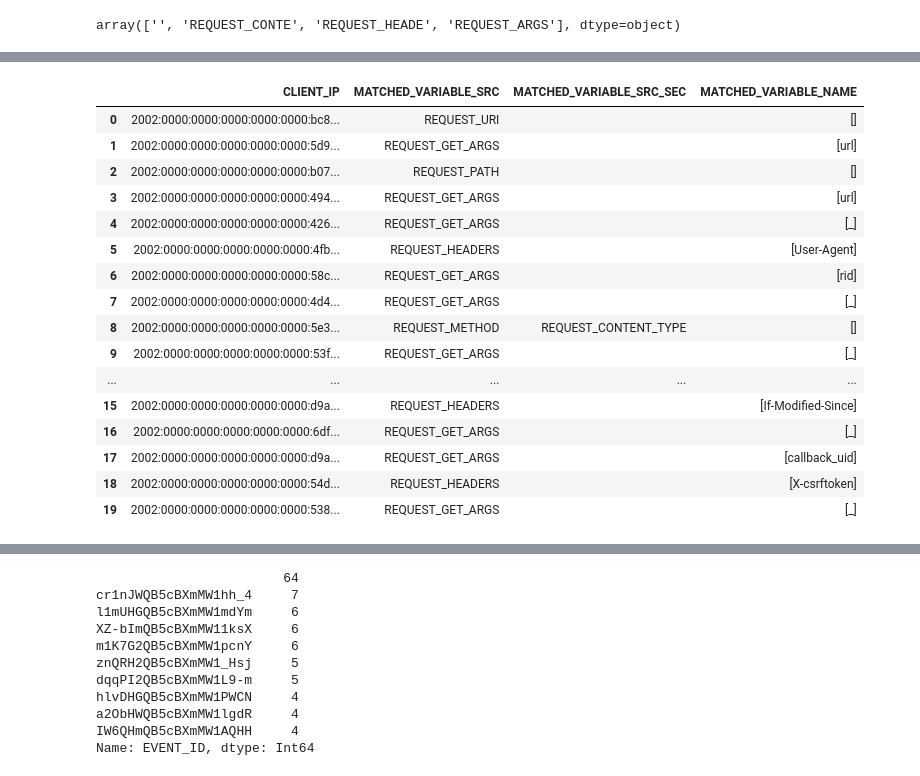
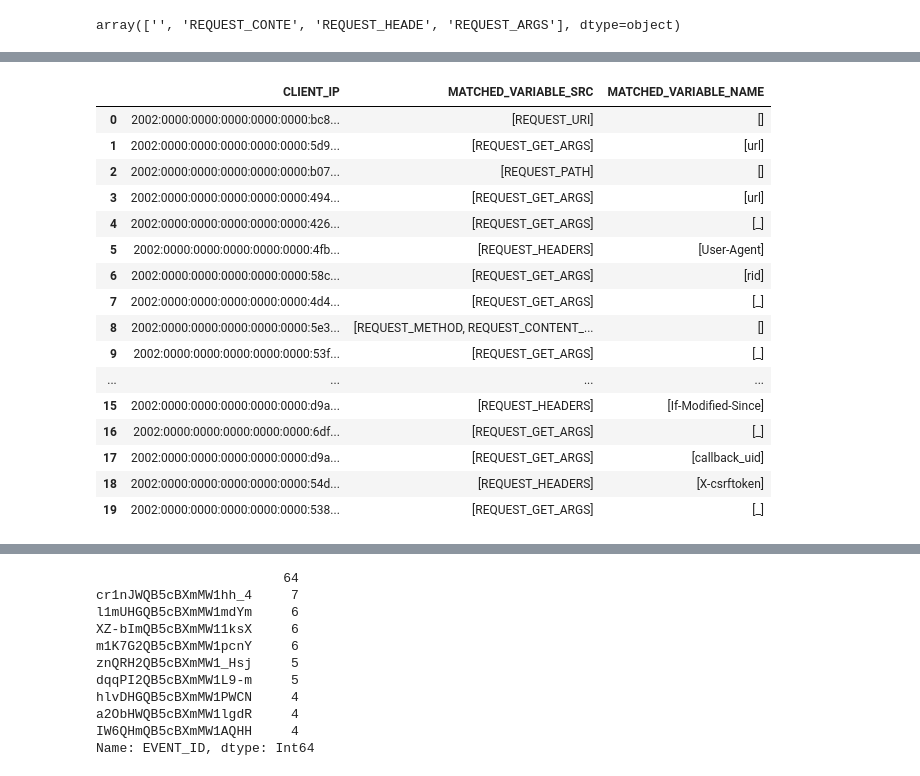
Before and after one commit to ivan-zapreev/ML-PT, a Jupyter notebook: 01_data_exploration.ipynb, the cells around one changed output, grey strips where cells are left out. Saved outputs shown, nothing was run; the diff lists cells and outputs as text; code cells hidden in the pictures.

```diff
--- a/01_data_exploration.ipynb
+++ b/01_data_exploration.ipynb
@@ -401,9 +401,11 @@ array(['REQUEST_URI', 'REQUEST_GET_ARGS', 'REQUEST_PATH',
        'RESPONSE_BODY', 'CLIENT_SESSION_ID', 'REQUEST_CONTENT_TYPE',
        'REQUEST_QUERY', 'REQUEST_FILES', 'CLIENT_IP'], dtype=object)
 # %%
+from src.wrangler.utils import get_second_val
+
 # Check on the distinct secondary SRC values
 # Notice that some of them are truncated and need to be restored
-dist_sec_src_vals = data_df['MATCHED_VARIABLE_SRC_SEC'].unique()
+dist_sec_src_vals = data_df['MATCHED_VARIABLE_SRC'].apply(get_second_val).unique()
 dist_sec_src_vals
 # %% [output]
 array(['', 'REQUEST_CONTE', 'REQUEST_HEADE', 'REQUEST_ARGS'], dtype=object)
@@ -419,5 +421,6 @@ sec_to_src_map = {sec_src_val : get_sec_src_value_substitute(sec_src_val) for se
 # %%
 # Apply the substitution
-data_df['MATCHED_VARIABLE_SRC_SEC'] = data_df['MATCHED_VARIABLE_SRC_SEC'].apply(lambda val : sec_to_src_map[val])
-data_df[['CLIENT_IP', 'MATCHED_VARIABLE_SRC', 'MATCHED_VARIABLE_SRC_SEC']].head(10)
+fix_second_value = lambda lst : [lst[0], sec_to_src_map[lst[1]]] if len(lst) > 1 else lst
+data_df['MATCHED_VARIABLE_SRC'] = data_df['MATCHED_VARIABLE_SRC'].apply(fix_second_value)
+data_df[['CLIENT_IP', 'MATCHED_VARIABLE_SRC']].head(10)
 # %% [output]
@@ -442,10 +445,9 @@ data_df[['CLIENT_IP', 'MATCHED_VARIABLE_SRC', 'MATCHED_VARIABLE_SRC_SEC']].head(
 # %%
 from src.wrangler.utils import clean_up_variable_names
 
-# Remove the repeated MATCHED_VARIABLE_SRC and MATCHED_VARIABLE_SRC_SEC column values from MATCHED_VARIABLE_NAME
+# Remove the repeated MATCHED_VARIABLE_SRC column values from MATCHED_VARIABLE_NAME
 clean_up_name = lambda row: clean_up_variable_names(row['MATCHED_VARIABLE_NAME'], \
-                                                    row['MATCHED_VARIABLE_SRC'], \
-                                                    row['MATCHED_VARIABLE_SRC_SEC'])
+                                                    row['MATCHED_VARIABLE_SRC'])
 data_df['MATCHED_VARIABLE_NAME'] = data_df.apply(clean_up_name, axis=1)
 # %%
 # Count the maximum number of NAME entries per row
@@ -458,27 +460,27 @@ logger.info(f'There are {np.sum(src_counts > 1)}/{len(data_df)} rows with more t
 # %%
 # Split into distinct variable names
-data_df['MATCHED_VARIABLE_NAME'] = data_df['MATCHED_VARIABLE_NAME'].apply(lambda names : names.split(r'\';\'') if names != '' else [])
+data_df['MATCHED_VARIABLE_NAME'] = data_df['MATCHED_VARIABLE_NAME'].apply(lambda names : split_data_values(names) if names != '' else [])
 # %%
 # Show the results head
-data_df[['CLIENT_IP', 'MATCHED_VARIABLE_SRC', 'MATCHED_VARIABLE_SRC_SEC', 'MATCHED_VARIABLE_NAME']].head(20)
+data_df[['CLIENT_IP', 'MATCHED_VARIABLE_SRC', 'MATCHED_VARIABLE_NAME']].head(20)
 # %% [output]
-|  | CLIENT_IP | MATCHED_VARIABLE_SRC | MATCHED_VARIABLE_SRC_SEC | MATCHED_VARIABLE_NAME |
-| 0 | 2002:0000:0000:0000:0000:0000:bc8... | REQUEST_URI |  | [] |
-| 1 | 2002:0000:0000:0000:0000:0000:5d9... | REQUEST_GET_ARGS |  | [url] |
-| 2 | 2002:0000:0000:0000:0000:0000:b07... | REQUEST_PATH |  | [] |
-| 3 | 2002:0000:0000:0000:0000:0000:494... | REQUEST_GET_ARGS |  | [url] |
-| 4 | 2002:0000:0000:0000:0000:0000:426... | REQUEST_GET_ARGS |  | [_] |
-| 5 | 2002:0000:0000:0000:0000:0000:4fb... | REQUEST_HEADERS |  | [User-Agent] |
-| 6 | 2002:0000:0000:0000:0000:0000:58c... | REQUEST_GET_ARGS |  | [rid] |
-| 7 | 2002:0000:0000:0000:0000:0000:4d4... | REQUEST_GET_ARGS |  | [_] |
-| 8 | 2002:0000:0000:0000:0000:0000:5e3... | REQUEST_METHOD | REQUEST_CONTENT_TYPE | [] |
-| 9 | 2002:0000:0000:0000:0000:0000:53f... | REQUEST_GET_ARGS |  | [_] |
-| ... | ... | ... | ... | ... |
-| 15 | 2002:0000:0000:0000:0000:0000:d9a... | REQUEST_HEADERS |  | [If-Modified-Since] |
-| 16 | 2002:0000:0000:0000:0000:0000:6df... | REQUEST_GET_ARGS |  | [_] |
-| 17 | 2002:0000:0000:0000:0000:0000:d9a... | REQUEST_GET_ARGS |  | [callback_uid] |
-| 18 | 2002:0000:0000:0000:0000:0000:54d... | REQUEST_HEADERS |  | [X-csrftoken] |
-| 19 | 2002:0000:0000:0000:0000:0000:538... | REQUEST_GET_ARGS |  | [_] |
+|  | CLIENT_IP | MATCHED_VARIABLE_SRC | MATCHED_VARIABLE_NAME |
+| 0 | 2002:0000:0000:0000:0000:0000:bc8... | [REQUEST_URI] | [] |
+| 1 | 2002:0000:0000:0000:0000:0000:5d9... | [REQUEST_GET_ARGS] | [url] |
+| 2 | 2002:0000:0000:0000:0000:0000:b07... | [REQUEST_PATH] | [] |
+| 3 | 2002:0000:0000:0000:0000:0000:494... | [REQUEST_GET_ARGS] | [url] |
+| 4 | 2002:0000:0000:0000:0000:0000:426... | [REQUEST_GET_ARGS] | [_] |
+| 5 | 2002:0000:0000:0000:0000:0000:4fb... | [REQUEST_HEADERS] | [User-Agent] |
+| 6 | 2002:0000:0000:0000:0000:0000:58c... | [REQUEST_GET_ARGS] | [rid] |
+| 7 | 2002:0000:0000:0000:0000:0000:4d4... | [REQUEST_GET_ARGS] | [_] |
+| 8 | 2002:0000:0000:0000:0000:0000:5e3... | [REQUEST_METHOD, REQUEST_CONTENT_... | [] |
+| 9 | 2002:0000:0000:0000:0000:0000:53f... | [REQUEST_GET_ARGS] | [_] |
+| ... | ... | ... | ... |
+| 15 | 2002:0000:0000:0000:0000:0000:d9a... | [REQUEST_HEADERS] | [If-Modified-Since] |
+| 16 | 2002:0000:0000:0000:0000:0000:6df... | [REQUEST_GET_ARGS] | [_] |
+| 17 | 2002:0000:0000:0000:0000:0000:d9a... | [REQUEST_GET_ARGS] | [callback_uid] |
+| 18 | 2002:0000:0000:0000:0000:0000:54d... | [REQUEST_HEADERS] | [X-csrftoken] |
+| 19 | 2002:0000:0000:0000:0000:0000:538... | [REQUEST_GET_ARGS] | [_] |
 # %%
 # Check on the available counts for distinct values
 all_names = None
```
Also changed, not shown: parts of 26 cells of this notebook, 4 other files.
